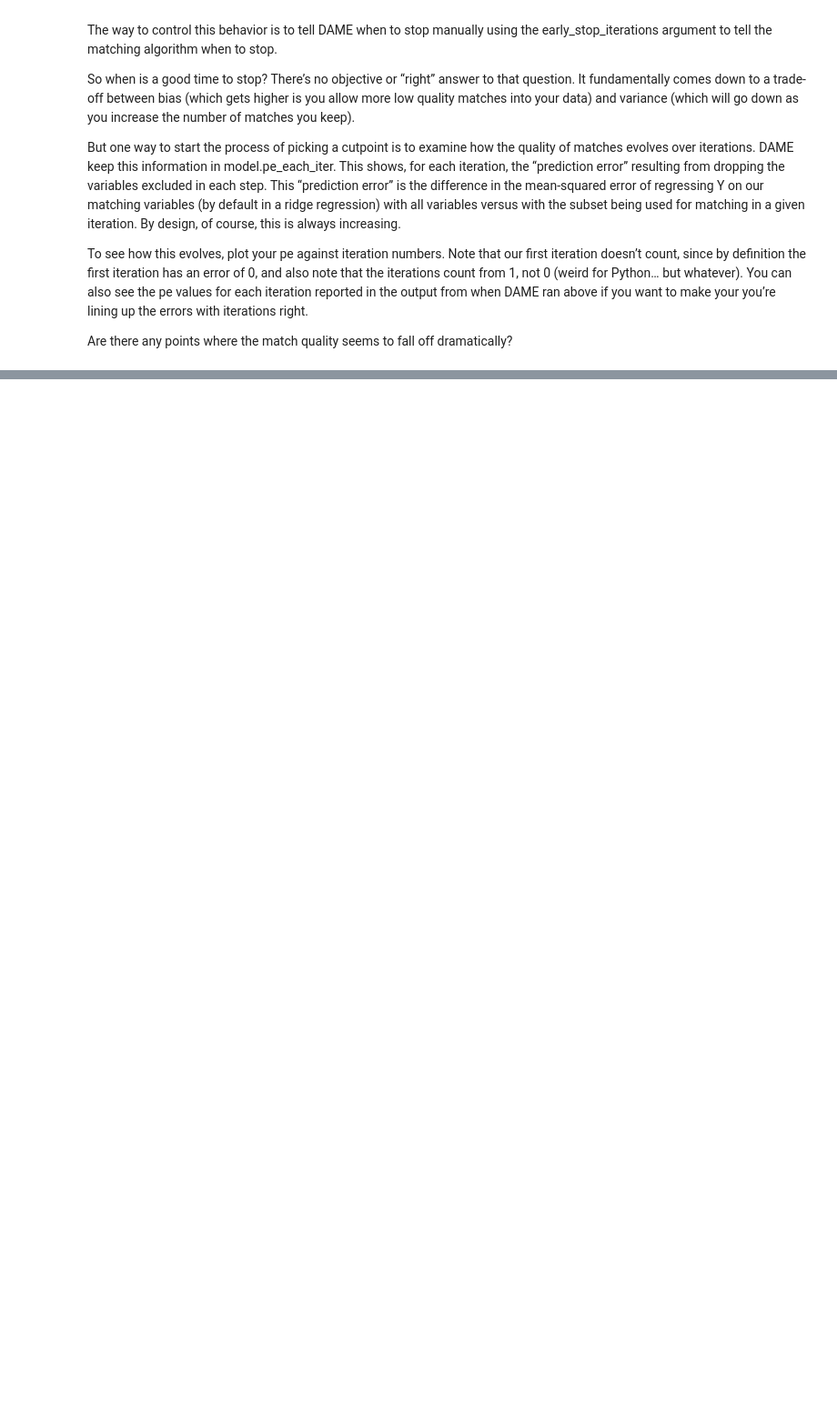
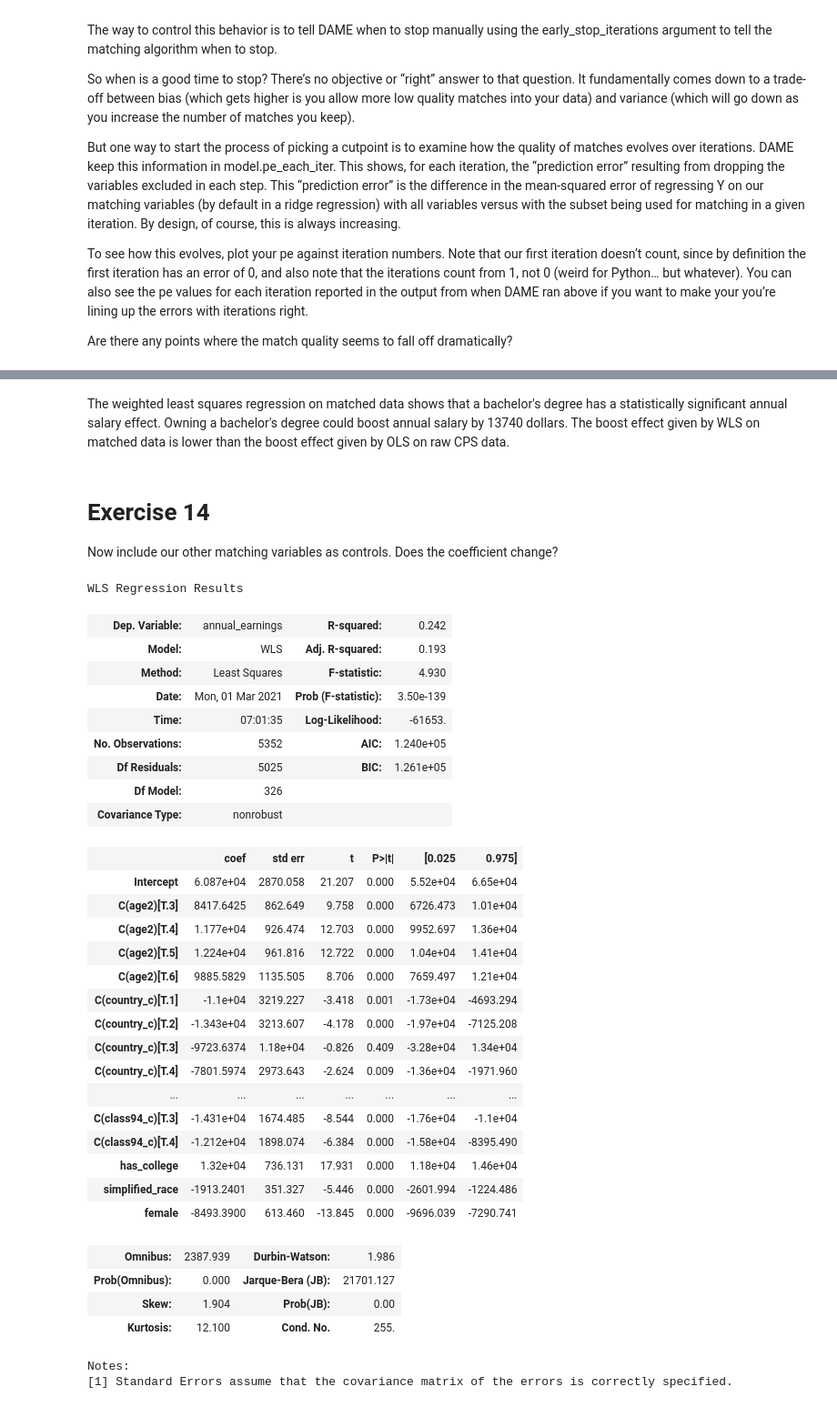
Before and after one commit to gamecicn/ids701_assignment, a Jupyter notebook: as5_matching_exercise.ipynb, the cells around one changed output, grey strips where cells are left out. Shown at 91% size. Drawn from its saved outputs; the diff is of its cells as text; code cells hidden in the pictures; blank space fills up the shorter version.

```diff
--- a/as5_matching_exercise.ipynb
+++ b/as5_matching_exercise.ipynb
@@ -292,0 +331,12 @@ Are there any points where the match quality seems to fall off dramatically?
+# %%
+import dame_flame
+model = dame_flame.matching.DAME(repeats=False,
+                                 verbose=3,
+                                 want_pe=True,
+                                 early_stop_iterations=2)
+model.fit(
+    df_dame,
+    treatment_column_name="has_college",
+    outcome_column_name="annual_earnings",
+)
+result = model.predict(df_dame)
@@ -292,0 +424,3 @@ Are there any points where the match quality seems to fall off dramatically?
+# %%
+matched_data = get_dataframe(model, result)
+matched_data.head()
@@ -292,0 +514,43 @@ Are there any points where the match quality seems to fall off dramatically?
+# %% [markdown]
+The weighted least squares regression on matched data shows that a bachelor's degree has a statistically significant annual salary effect. Owning a bachelor's degree could boost annual salary by 13740 dollars. The boost effect given by WLS on matched data is lower than the boost effect given by OLS on raw CPS data.
+# %% [markdown]
+# Exercise 14
+Now include our other matching variables as controls. Does the coefficient change?
+# %%
+smf.wls(
+    "annual_earnings ~ has_college + simplified_race + female + C(age2) + C(country_c) + C(class94_c)",
+        matched_data, weights=matched_data["weights"]
+).fit().summary()
+# %% [output]
+WLS Regression Results
+| Dep. Variable: | annual_earnings | R-squared: | 0.242 |
+| Model: | WLS | Adj. R-squared: | 0.193 |
+| Method: | Least Squares | F-statistic: | 4.930 |
+| Date: | Mon, 01 Mar 2021 | Prob (F-statistic): | 3.50e-139 |
+| Time: | 07:01:35 | Log-Likelihood: | -61653. |
+| No. Observations: | 5352 | AIC: | 1.240e+05 |
+| Df Residuals: | 5025 | BIC: | 1.261e+05 |
+| Df Model: | 326 |  |  |
+| Covariance Type: | nonrobust |  |  |
+|  | coef | std err | t | P>|t| | [0.025 | 0.975] |
+| Intercept | 6.087e+04 | 2870.058 | 21.207 | 0.000 | 5.52e+04 | 6.65e+04 |
+| C(age2)[T.3] | 8417.6425 | 862.649 | 9.758 | 0.000 | 6726.473 | 1.01e+04 |
+| C(age2)[T.4] | 1.177e+04 | 926.474 | 12.703 | 0.000 | 9952.697 | 1.36e+04 |
+| C(age2)[T.5] | 1.224e+04 | 961.816 | 12.722 | 0.000 | 1.04e+04 | 1.41e+04 |
+| C(age2)[T.6] | 9885.5829 | 1135.505 | 8.706 | 0.000 | 7659.497 | 1.21e+04 |
+| C(country_c)[T.1] | -1.1e+04 | 3219.227 | -3.418 | 0.001 | -1.73e+04 | -4693.294 |
+| C(country_c)[T.2] | -1.343e+04 | 3213.607 | -4.178 | 0.000 | -1.97e+04 | -7125.208 |
+| C(country_c)[T.3] | -9723.6374 | 1.18e+04 | -0.826 | 0.409 | -3.28e+04 | 1.34e+04 |
+| C(country_c)[T.4] | -7801.5974 | 2973.643 | -2.624 | 0.009 | -1.36e+04 | -1971.960 |
+| ... | ... | ... | ... | ... | ... | ... |
+| C(class94_c)[T.3] | -1.431e+04 | 1674.485 | -8.544 | 0.000 | -1.76e+04 | -1.1e+04 |
+| C(class94_c)[T.4] | -1.212e+04 | 1898.074 | -6.384 | 0.000 | -1.58e+04 | -8395.490 |
+| has_college | 1.32e+04 | 736.131 | 17.931 | 0.000 | 1.18e+04 | 1.46e+04 |
+| simplified_race | -1913.2401 | 351.327 | -5.446 | 0.000 | -2601.994 | -1224.486 |
+| female | -8493.3900 | 613.460 | -13.845 | 0.000 | -9696.039 | -7290.741 |
+| Omnibus: | 2387.939 | Durbin-Watson: | 1.986 |
+| Prob(Omnibus): | 0.000 | Jarque-Bera (JB): | 21701.127 |
+| Skew: | 1.904 | Prob(JB): | 0.00 |
+| Kurtosis: | 12.100 | Cond. No. | 255. |
+Notes:
+[1] Standard Errors assume that the covariance matrix of the errors is correctly specified.
```
Also changed, not shown: parts of 23 cells of this notebook.
